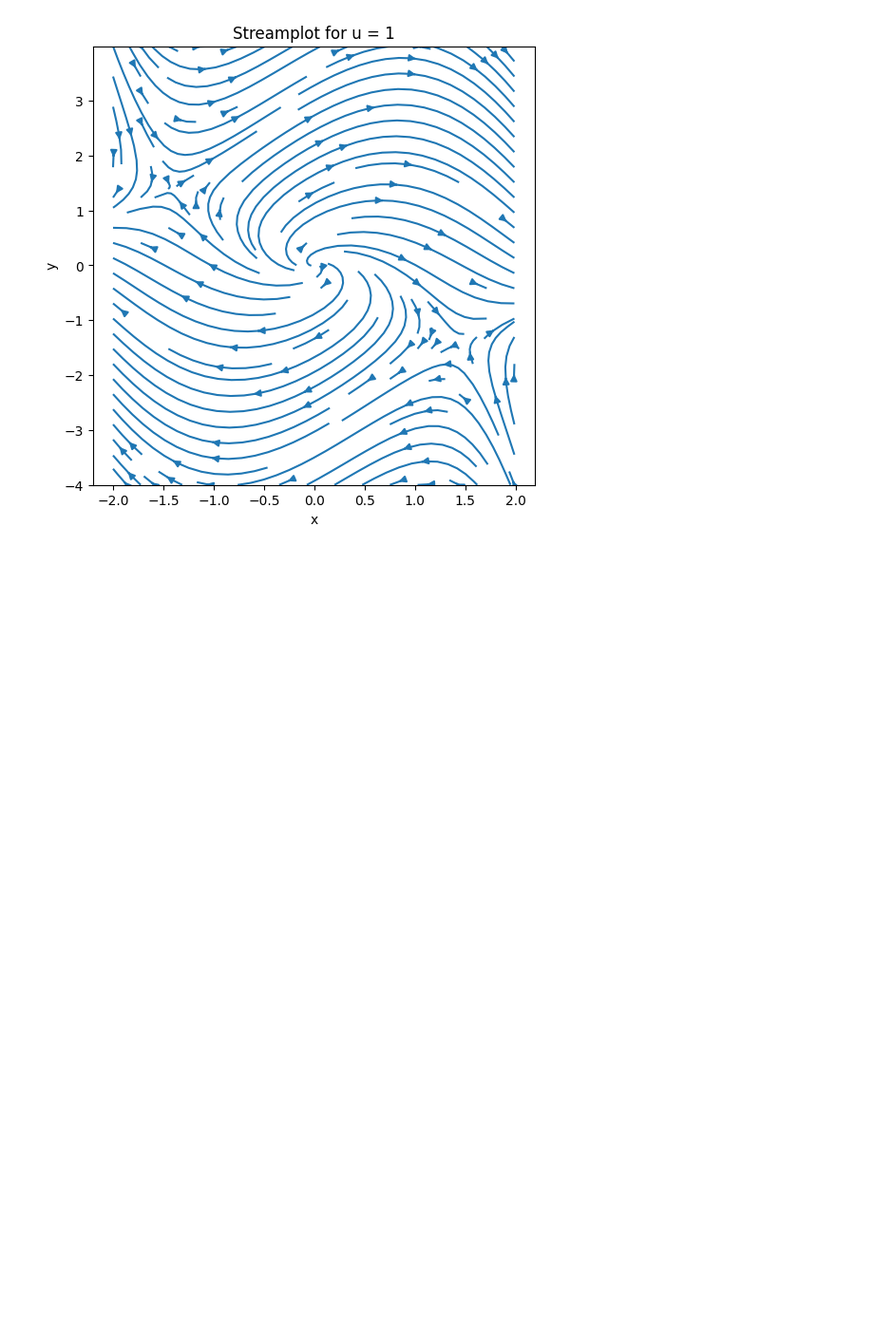
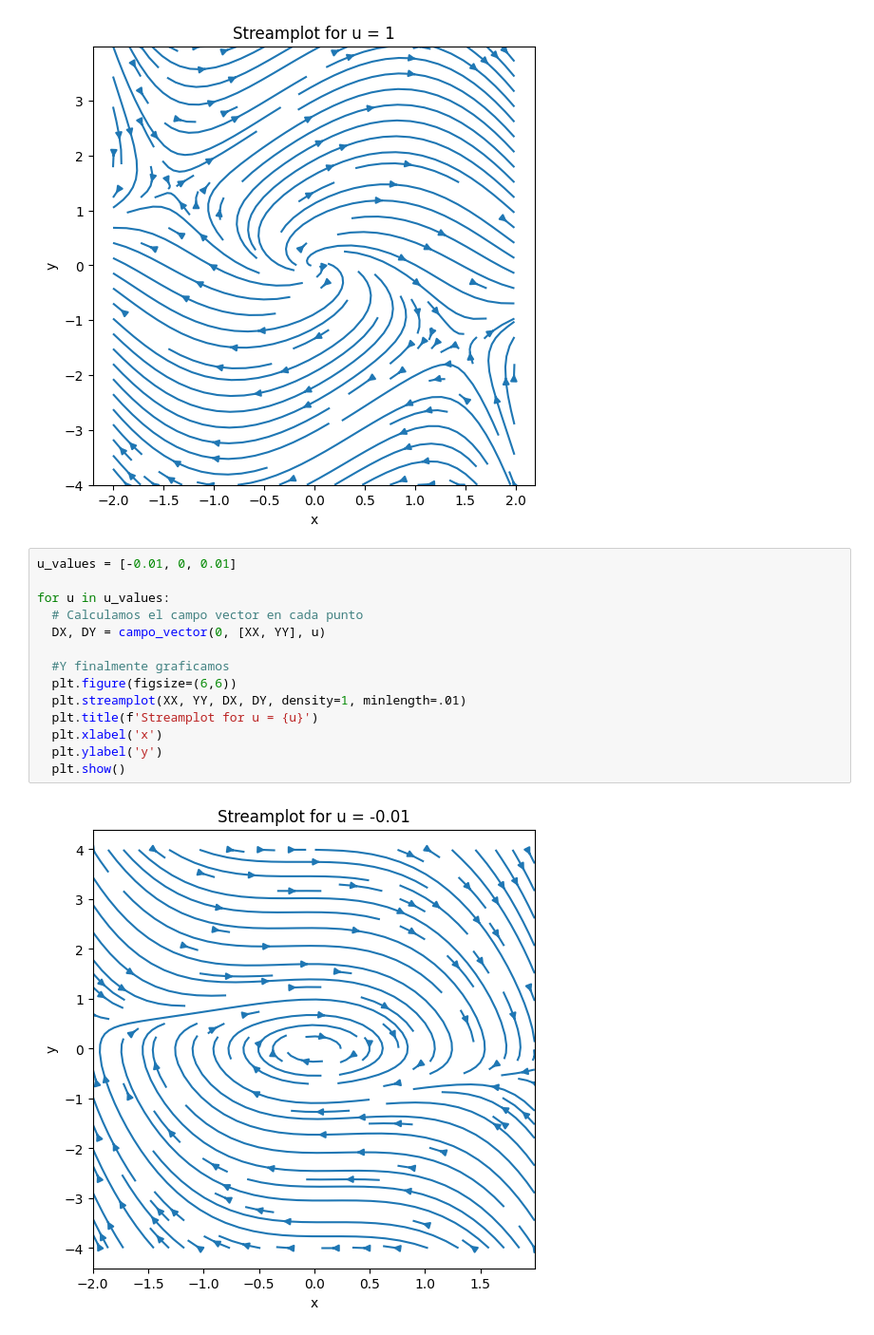
Before and after one commit to xGiannis/IntroModeladoContinuo, a Jupyter notebook: ejercicios.ipynb, the cells around one changed output. Shown at 95% size. Cells and saved outputs as stored; diff of their text form; blank space fills up the shorter version.

```diff
--- a/ejercicios.ipynb
+++ b/ejercicios.ipynb
@@ -115,3 +115,19 @@ for u in u_values:
 [figure]
 [figure]
 [figure]
+# %%
+u_values = [-0.01, 0, 0.01]
+
+for u in u_values:
+  # Calculamos el campo vector en cada punto
+  DX, DY = campo_vector(0, [XX, YY], u)
+
+  #Y finalmente graficamos
+  plt.figure(figsize=(6,6))
+  plt.streamplot(XX, YY, DX, DY, density=1, minlength=.01)
+  plt.title(f'Streamplot for u = {u}')
+  plt.xlabel('x')
+  plt.ylabel('y')
+  plt.show()
+# %% [output]
+[figure, added]
```
Also changed, not shown: parts of 5 cells of this notebook.
